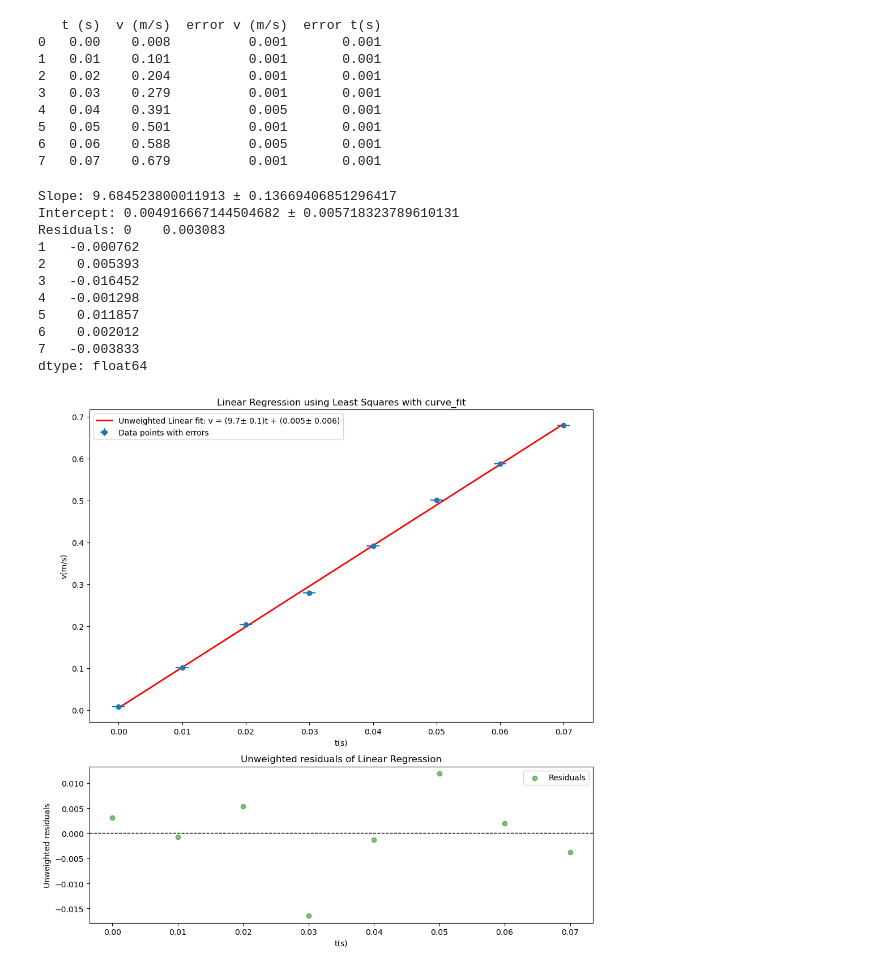
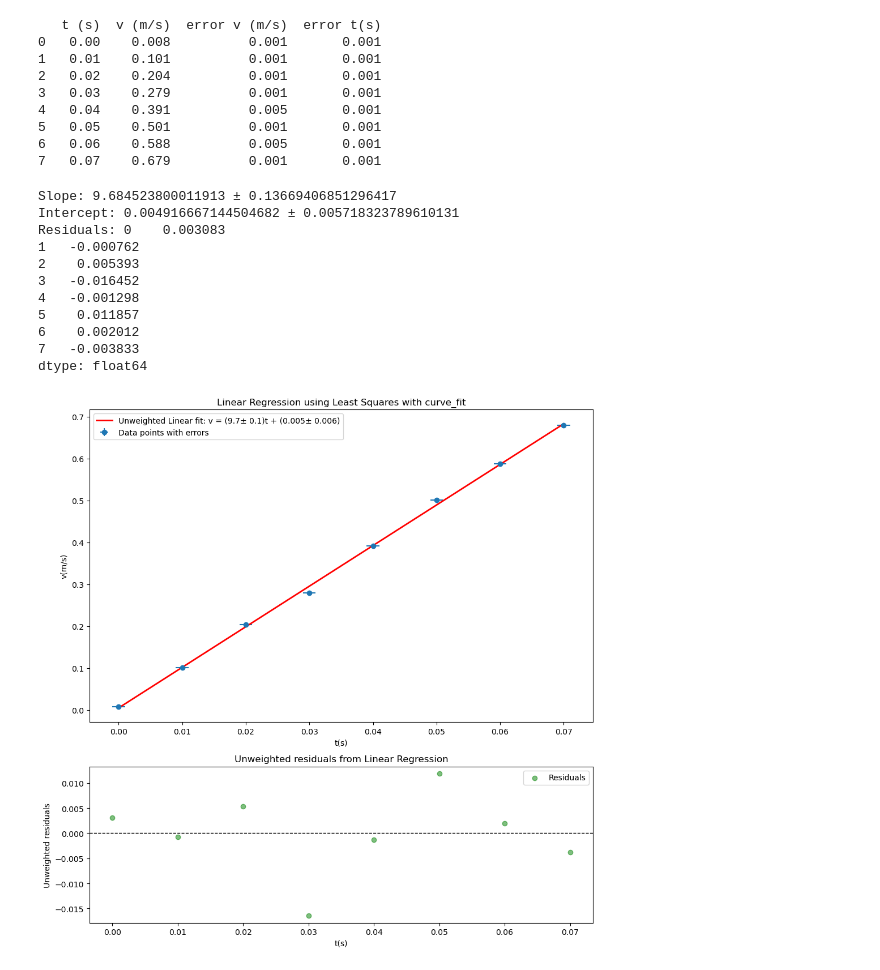
Before and after one commit to roelrou/Kinematics, a Jupyter notebook: Unweighted_linear_regression_curve_fit.ipynb, the cells around one changed output. Saved outputs shown, nothing was run; the diff lists cells and outputs as text; code cells hidden in the pictures.

```diff
--- a/Unweighted_linear_regression_curve_fit.ipynb
+++ b/Unweighted_linear_regression_curve_fit.ipynb
@@ -60,32 +60,32 @@ ax1.plot(x, Y_pred, color='red', linewidth=2, label=f'Unweighted Linear fit: v =
 
 ax1.set_xlabel('t(s)')
 ax1.set_ylabel('v(m/s)')
 ax1.legend(loc='upper left')
 ax1.set_title('Linear Regression using Least Squares with curve_fit')
 
 # Plot residuals
 ax2.scatter(x, residuals, color='green', alpha=0.5, label='Residuals')
 ax2.axhline(0, color='black', linewidth=1, linestyle='--')
 ax2.set_xlabel('t(s)')
 ax2.set_ylabel('Unweighted residuals')
 ax2.legend(loc='upper right')
-ax2.set_title('Unweighted residuals of Linear Regression')
+ax2.set_title('Unweighted residuals from Linear Regression')
 
 plt.tight_layout()
 
 # Save the figure as a PDF file
 plt.savefig('Unweighted_linear_regression_with_residuals_curve_fit.pdf', format='pdf')
 plt.show()
 # %% [output]
 Slope: 9.684523800011913 ± 0.13669406851296417
 Intercept: 0.004916667144504682 ± 0.005718323789610131
 Residuals: 0    0.003083
 1   -0.000762
 2    0.005393
 3   -0.016452
 4   -0.001298
 5    0.011857
 6    0.002012
 7   -0.003833
 dtype: float64
-[figure, old version]
+[figure, new version]
```
Also changed, not shown: 3 other files.
